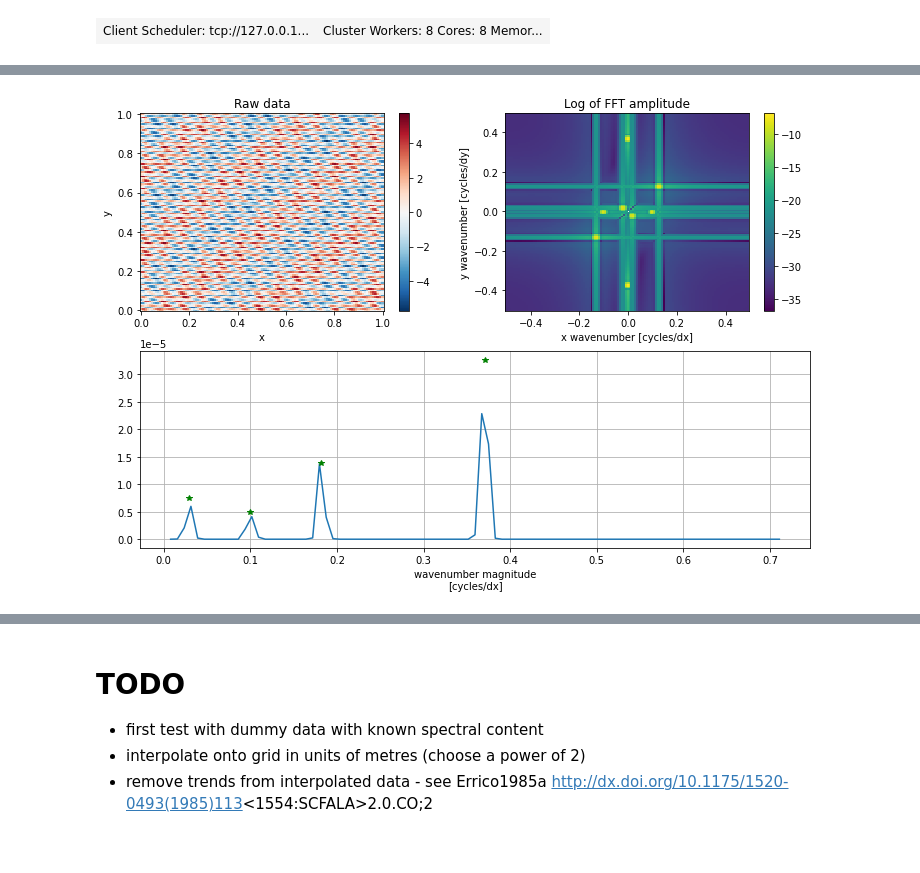
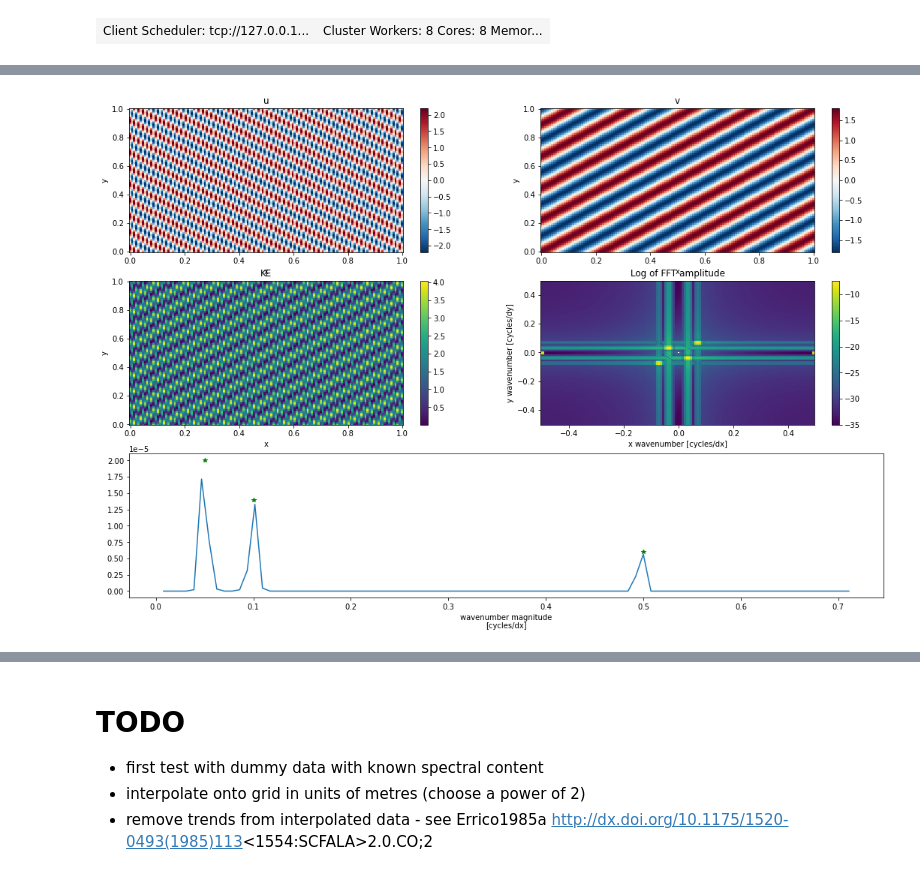
Before and after one commit to rmholmes/cosima-scripts, a Jupyter notebook: spectra_simple.ipynb, the cells around one changed output, grey strips where cells are left out. Drawn from its saved outputs; the diff is of its cells as text; code cells hidden in the pictures; blank space fills up the shorter version.

Commit message:
Working version with KE spectra.

```diff
--- a/spectra_simple.ipynb
+++ b/spectra_simple.ipynb
@@ -168,16 +198,16 @@ def detrend(f,dim):
 #    """
 #    Interpolate variable onto a grid with uniform grid-spacing.
 #    """
-loc = locations['GulfStream']
-var = kes['01degRYFhv']['SST'].sel(yt_ocean=slice(loc[2],loc[3])).sel(xt_ocean=slice(loc[0],loc[1])).values
-dx = kes['01degRYFhv']['dxt'].sel(yt_ocean=slice(loc[2],loc[3])).values
-dy = kes['01degRYFhv']['dyt'].sel(yt_ocean=slice(loc[2],loc[3])).values
-area = kes['01degRYFhv']['area_t'].sel(yt_ocean=slice(loc[2],loc[3])).sel(xt_ocean=slice(loc[0],loc[1])).values
-X = np.tile(dx.T, (len(var[0,0,:]),1)).cumsum(axis=0)
-Y = np.tile(dy.T, (len(var[0,0,:]),1)).cumsum(axis=1)
-Lx = np.max(X)
-Ly = np.max(Y)
-Ly
+# loc = locations['GulfStream']
+# var = data['01degRYFhv']['SST'].sel(yt_ocean=slice(loc[2],loc[3])).sel(xt_ocean=slice(loc[0],loc[1])).values
+# dx = data['01degRYFhv']['dxt'].sel(yt_ocean=slice(loc[2],loc[3])).values
+# dy = data['01degRYFhv']['dyt'].sel(yt_ocean=slice(loc[2],loc[3])).values
+# area = data['01degRYFhv']['area_t'].sel(yt_ocean=slice(loc[2],loc[3])).sel(xt_ocean=slice(loc[0],loc[1])).values
+# X = np.tile(dx.T, (len(var[0,0,:]),1)).cumsum(axis=0)
+# Y = np.tile(dy.T, (len(var[0,0,:]),1)).cumsum(axis=1)
+# Lx = np.max(X)
+# Ly = np.max(Y)
+# Ly
 #X = X.cumsum(axis=0)
 #Y = Y.cumsum(axis=1)
 #plt.pcolormesh(X.T,Y.T,X.T)
@@ -265,64 +298,61 @@ def azimuthal_sum(v2dtfft):  # following DurranWeynMenchaca2017a http://dx.doi.o
 # Testing with dummy data
 
 # dimensions
-xL, yL = 128, 128
-x, y = np.linspace(0.,1.,xL),np.linspace(0.,1.,yL)
+nx, ny = 128, 128
+x, y = np.linspace(0.,1.,nx),np.linspace(0.,1.,ny)
 dx, dy = np.max(np.diff(x)), np.max(np.diff(y))
-# dx, dy = 1./(xL-1), 1./(yL-1)
 X, Y = np.meshgrid(x,y)
 t = [0]
 
 # dummy solution
-k1, k2, kx, ky = 2.*np.pi/(5.5*dx), 2.*np.pi/(35.*dx), 2.*np.pi/(10.*dx), 2.*np.pi/(2.7*dx)
-a1, a2, ax, ay = 1.5, 1.1, 0.9, 2.3
-data = np.zeros((1,yL,xL))
-data[0,:,:] = a1*np.sin(k1*(X+Y)/np.sqrt(2.)) + a2*np.sin(k2*(X-Y)/np.sqrt(2.)) + ax*np.sin(kx*X) + ay*np.sin(ky*Y)
+k1, k2, kx = 2.*np.pi/(10.*dx), 2.*np.pi/(20.*dx), 2.*np.pi/(2.*dx)
+a1, a2, a3 = 1.5, 1.8, 0.7
+u, v = np.zeros((1,ny,nx)), np.zeros((1,ny,nx))
+u[0,:,:] = a1*np.sin(k1*(X+Y)/np.sqrt(2.))+a3*np.cos(kx*X)
+v[0,:,:] = a2*np.cos(k2*(X-Y)/np.sqrt(2.))-a3*np.sin(kx*X)
+u = xr.DataArray(u,coords=[t,y,x],dims=['t','y','x'])
+v = xr.DataArray(v,coords=[t,y,x],dims=['t','y','x'])
 
-# calc/plot spectra
-dummy = xr.DataArray(data,coords=[t,y,x],dims=['t','y','x'])
-
-fft = fftgrid(dummy)
+# Calc spectra:
+fft = fft_KE(u,v)
 fftradial = azimuthal_sum(fft)
 
 dki, dkj = np.max(np.diff(fft.ki)), np.max(np.diff(fft.kj))
 dkh = np.max(np.diff(fftradial.k))
 
 # check Parseval's theorem
-dum = window(window(dummy,'x'),'y')
-dum -= dum.mean('x', skipna=True).mean('y', skipna=True)  # remove mean at each time
-print((dum**2).sum().sum()*dx*dy)
-print(fft.sum().sum()*dki*dkj)
-print(fftradial.sum().sum()*dkh)  # won't hold exactly if eq (26) applied in azimuthal_sum
+fft2dsum = fft.sum().sum()*dki*dkj*(2*np.pi/dx)*(2*np.pi/dy) # Extra factors convert k in (cycles/dx) to k in (radians)
+fftrsum = fftradial.sum().sum()*dkh*(2*np.pi/dx)*(2*np.pi/dy) # won't hold exactly if eq (26) applied in azimuthal_sum
+print('2D fft sum = %3.2e' % fft2dsum)
+print('Radial fft sum = %3.2e' % fftrsum)
 
-fig2 = plt.figure(figsize=(12,8))
-plt.subplot(2,2,1)
-dummy.plot()
-plt.title('Raw data')
-plt.subplot(2,2,2)
+# Spatial sum
+uw, vw = window(window(u,'x'),'y'), window(window(v,'x'),'y')
+uw -= uw.mean('x', skipna=True).mean('y', skipna=True)  # remove mean at each time
+vw -= vw.mean('x', skipna=True).mean('y', skipna=True)  # remove mean at each time
+spsum = ((uw**2.+vw**2.)/2.).sum().sum()*dx*dy/1./1.
+print('Spatial sum = %3.2e' % spsum)
+# Off by factor nx*ny*4*pi^2 !!!!
+
+fig2 = plt.figure(figsize=(18,12),facecolor='w')
+plt.subplot(3,2,1)
+u.plot()
+plt.title('u')
+plt.subplot(3,2,2)
+v.plot()
+plt.title('v')
+plt.subplot(3,2,3)
+((u**2.+v**2)/2.).plot()
+plt.title('KE')
+plt.subplot(3,2,4)
 np.log(fft).plot()
 plt.title('Log of FFT amplitude')
-plt.subplot(2,2,(3,4))
+plt.subplot(3,2,(5,6))
 fftradial.plot()
-#mxmn = [np.min(fftradial),np.max(fftradial)]
-#plt.plot([k1*dx/2./np.pi,k1*dx/2./np.pi],mxmn,'-r')
-#plt.plot([k2*dx/2./np.pi,k2*dx/2./np.pi],mxmn,'-r')
-#plt.plot([kx*dx/2./np.pi,kx*dx/2./np.pi],mxmn,'-r')
-#plt.plot([ky*dx/2./np.pi,ky*dx/2./np.pi],mxmn,'-r')
-
-# plt.plot([k1*dx/2./np.pi],[a1*xL*xL/2.],'*r')
-# plt.plot([k2*dx/2./np.pi],[a2*xL*xL/2.],'*r')
-# plt.plot([kx*dx/2./np.pi],[ax*xL*xL/2.],'*r')
-# plt.plot([ky*dx/2./np.pi],[ay*xL*xL/2.],'*r')
-
-# plt.plot([k1*dx/2./np.pi],[a1*dki*dkj/np.pi**2],'*r')
-# plt.plot([k2*dx/2./np.pi],[a2*dki*dkj/np.pi**2],'*r')
-# plt.plot([kx*dx/2./np.pi],[ax*dki*dkj/np.pi**2],'*r')
-# plt.plot([ky*dx/2./np.pi],[ay*dki*dkj/np.pi**2],'*r')
 
 plt.plot([k1*dx/2./np.pi],[a1**2*dki*dkj/np.pi**2],'*g')
 plt.plot([k2*dx/2./np.pi],[a2**2*dki*dkj/np.pi**2],'*g')
-plt.plot([kx*dx/2./np.pi],[ax**2*dki*dkj/np.pi**2],'*g')
-plt.plot([ky*dx/2./np.pi],[ay**2*dki*dkj/np.pi**2],'*g')
+plt.plot([kx*dx/2./np.pi],[2.*a3**2*dki*dkj/np.pi**2],'*g')
 
-plt.grid()
+# plt.grid()
 # %% [output]
@@ -335,2 +363,2 @@ array(5.77115744e-07)
-[figure, old version]
+[figure, new version]
 # %%
```
Also changed, not shown: parts of 10 cells of this notebook, 1 other file.
